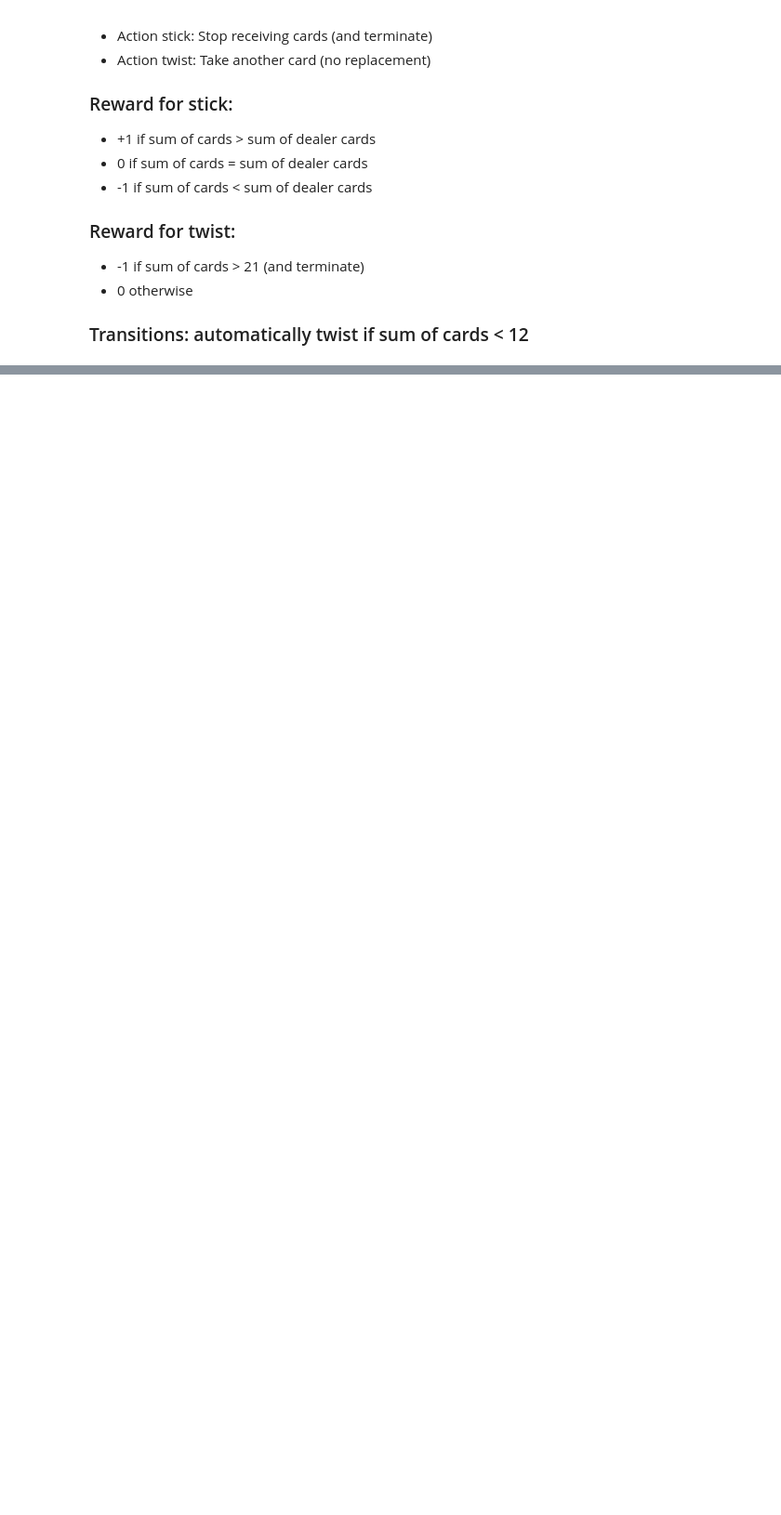
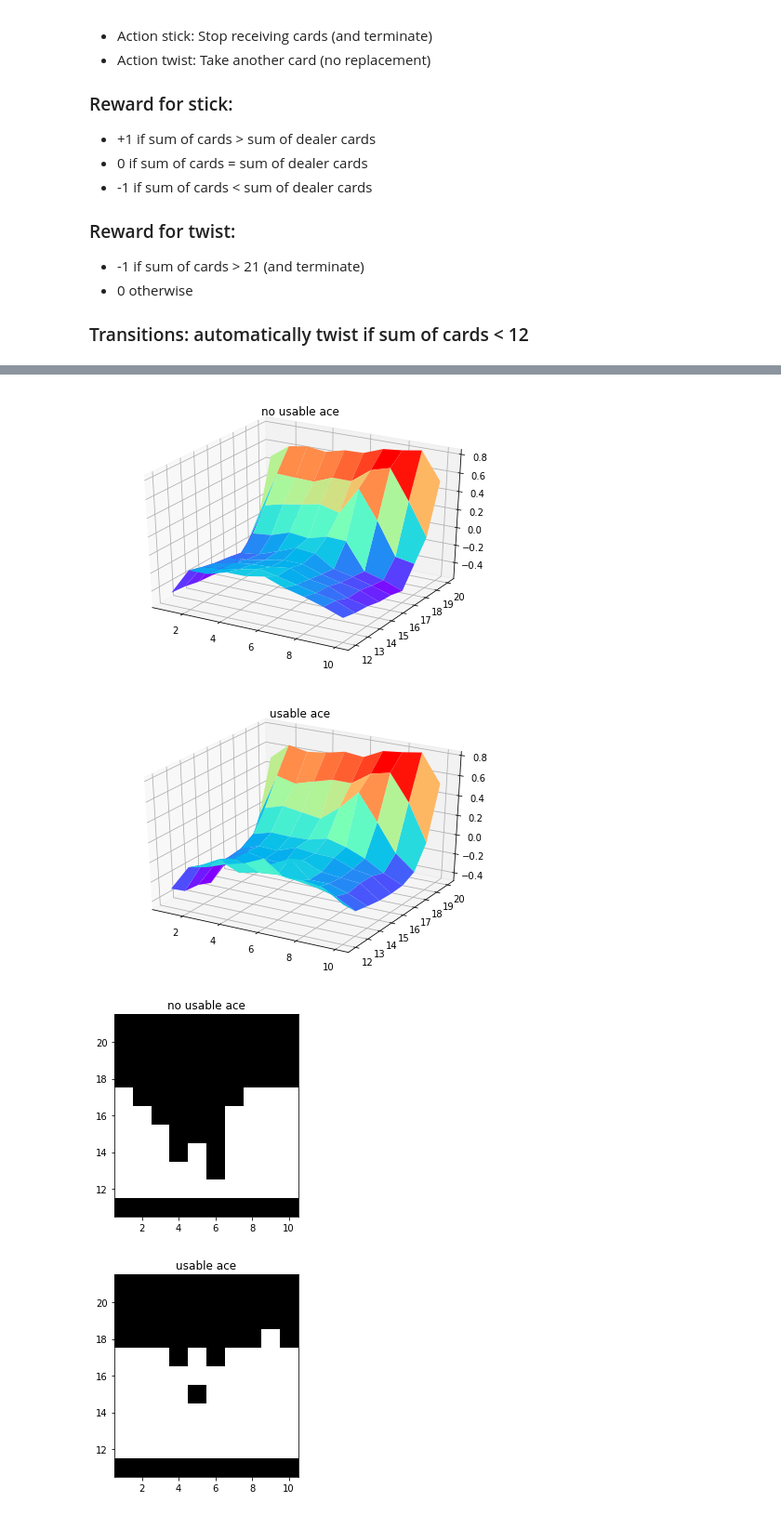
Before and after one commit to yytdfc/reinforcement-learning-an-introduction, a Jupyter notebook: rl-chapter5.ipynb, the cells around one changed output, grey strips where cells are left out. Shown at 93% size. Saved outputs shown, nothing was run; the diff lists cells and outputs as text; code cells hidden in the pictures; blank space fills up the shorter version.

```diff
--- a/rl-chapter5.ipynb
+++ b/rl-chapter5.ipynb
@@ -141,3 +107,9 @@ def plot_v(v, name):
     ax.plot_surface(x, y, z, rstride=1, cstride=1, cmap='rainbow')
     plt.title(name)
     plt.show()
+def plot_pi(pi, name):
+    plt.imshow(pi.transpose(), cmap='gray')
+    plt.xlim(0.5,10.5)
+    plt.ylim(10.5,21.5)
+    plt.title(name)
+    plt.show()
@@ -172,0 +189,22 @@ plot_pi(pi[1],'usable ace')
+# %%
+class MC_UCT(MC_Control):
+    def __init__(self, c=5):
+        MC_Control.__init__(self)
+        self.c_ = c
+    def pi(self, s, eps=None):
+        lnt = np.log(self.n_[s].sum()+1)
+        uct = [q + self.c_*np.sqrt(lnt/(1+n)) for q,n in zip(self.q_[s],self.n_[s])]
+        return np.argmax(uct)
+# %%
+t = MC_UCT(c=5)
+t.train(500000)
+plot_v(t.q_.max(axis=3)[0], 'no usable ace')
+plot_v(t.q_.max(axis=3)[1], 'usable ace')
+pi=(t.q_[:,:,:,0]>t.q_[:,:,:,1]).astype(np.uint8)
+plot_pi(pi[0],'no usable ace')
+plot_pi(pi[1],'usable ace')
+# %% [output]
+[figure, added]
+[figure, added]
+[figure, added]
+[figure, added]
```
Also changed, not shown: parts of 6 cells of this notebook, 1 other file.
